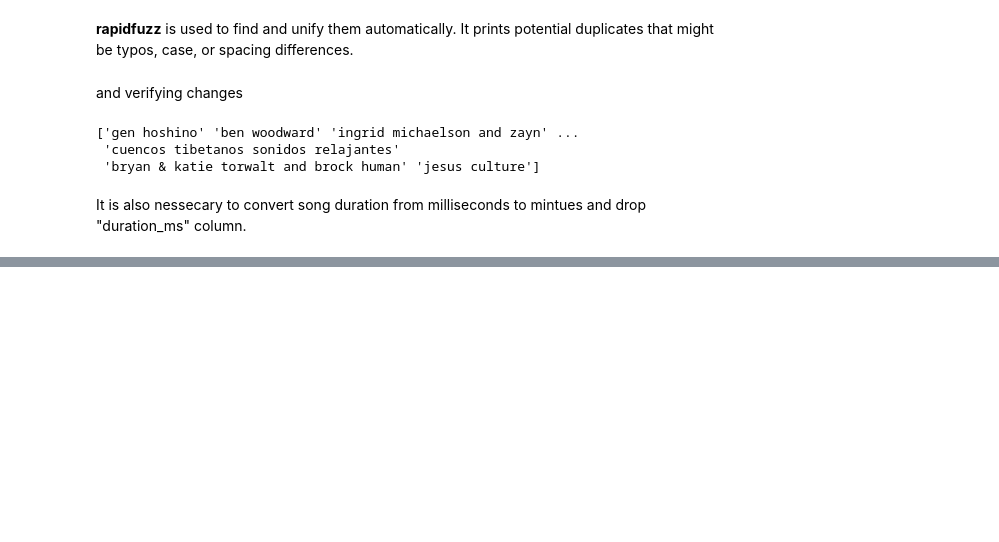
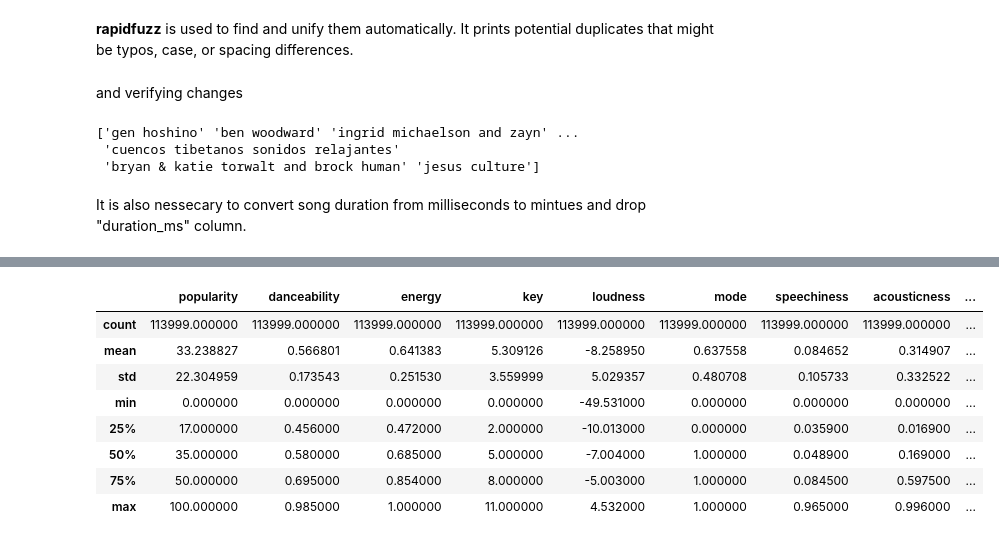
Before and after one commit to YShutko/CI_spotify_track_analysis, a Jupyter notebook: Spotify_track_analysis.ipynb, the cells around one changed output, grey strips where cells are left out. Saved outputs shown, nothing was run; the diff lists cells and outputs as text; code cells hidden in the pictures; blank space fills up the shorter version.

```diff
--- a/Spotify_track_analysis.ipynb
+++ b/Spotify_track_analysis.ipynb
@@ -272,0 +289,12 @@ df.head()  # Display the first few rows to verify changes
+# %%
+df.describe() # Generate descriptive statistics of numerical columns
+# %% [output]
+|  | popularity | danceability | energy | key | loudness | mode | speechiness | acousticness | ... |
+| count | 113999.000000 | 113999.000000 | 113999.000000 | 113999.000000 | 113999.000000 | 113999.000000 | 113999.000000 | 113999.000000 | ... |
+| mean | 33.238827 | 0.566801 | 0.641383 | 5.309126 | -8.258950 | 0.637558 | 0.084652 | 0.314907 | ... |
+| std | 22.304959 | 0.173543 | 0.251530 | 3.559999 | 5.029357 | 0.480708 | 0.105733 | 0.332522 | ... |
+| min | 0.000000 | 0.000000 | 0.000000 | 0.000000 | -49.531000 | 0.000000 | 0.000000 | 0.000000 | ... |
+| 25% | 17.000000 | 0.456000 | 0.472000 | 2.000000 | -10.013000 | 0.000000 | 0.035900 | 0.016900 | ... |
+| 50% | 35.000000 | 0.580000 | 0.685000 | 5.000000 | -7.004000 | 1.000000 | 0.048900 | 0.169000 | ... |
+| 75% | 50.000000 | 0.695000 | 0.854000 | 8.000000 | -5.003000 | 1.000000 | 0.084500 | 0.597500 | ... |
+| max | 100.000000 | 0.985000 | 1.000000 | 11.000000 | 4.532000 | 1.000000 | 0.965000 | 0.996000 | ... |
```
Also changed, not shown: parts of 7 cells of this notebook, 1 other file.
